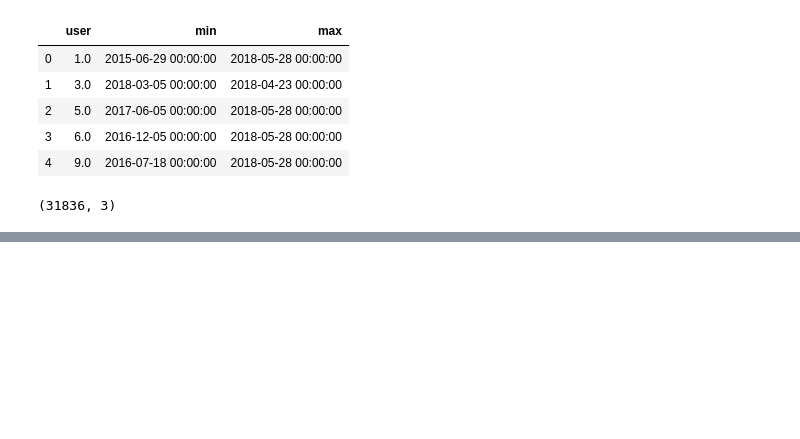
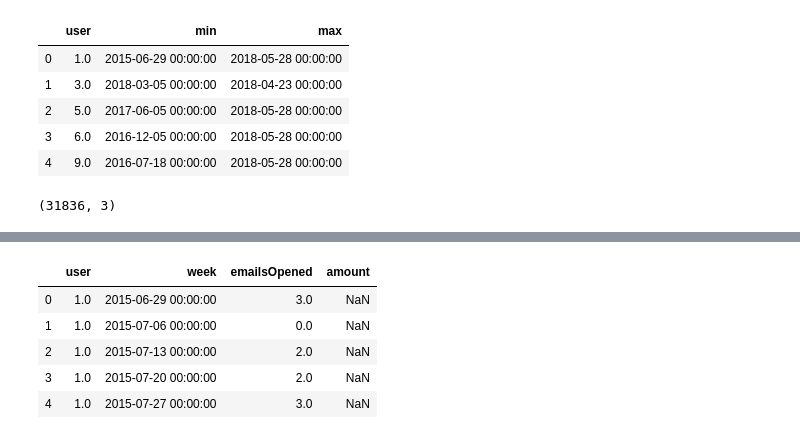
Before and after one commit to Young-Jo-Choi/data_analysis, a Jupyter notebook: Practical_Time_Series_Analysis/2장 단순_시계열_1.ipynb, the cells around one changed output, grey strips where cells are left out. Cells and saved outputs as stored; diff of their text form; code cells hidden in the pictures; blank space fills up the shorter version.

```diff
--- a/Practical_Time_Series_Analysis/2장 단순_시계열_1.ipynb
+++ b/Practical_Time_Series_Analysis/2장 단순_시계열_1.ipynb
@@ -208,0 +271,9 @@ all_email.shape
+# %%
+merged_df.head()
+# %% [output]
+|  | user | week | emailsOpened | amount |
+| 0 | 1.0 | 2015-06-29 00:00:00 | 3.0 | NaN |
+| 1 | 1.0 | 2015-07-06 00:00:00 | 0.0 | NaN |
+| 2 | 1.0 | 2015-07-13 00:00:00 | 2.0 | NaN |
+| 3 | 1.0 | 2015-07-20 00:00:00 | 2.0 | NaN |
+| 4 | 1.0 | 2015-07-27 00:00:00 | 3.0 | NaN |
```
Also changed, not shown: parts of 12 cells of this notebook.
